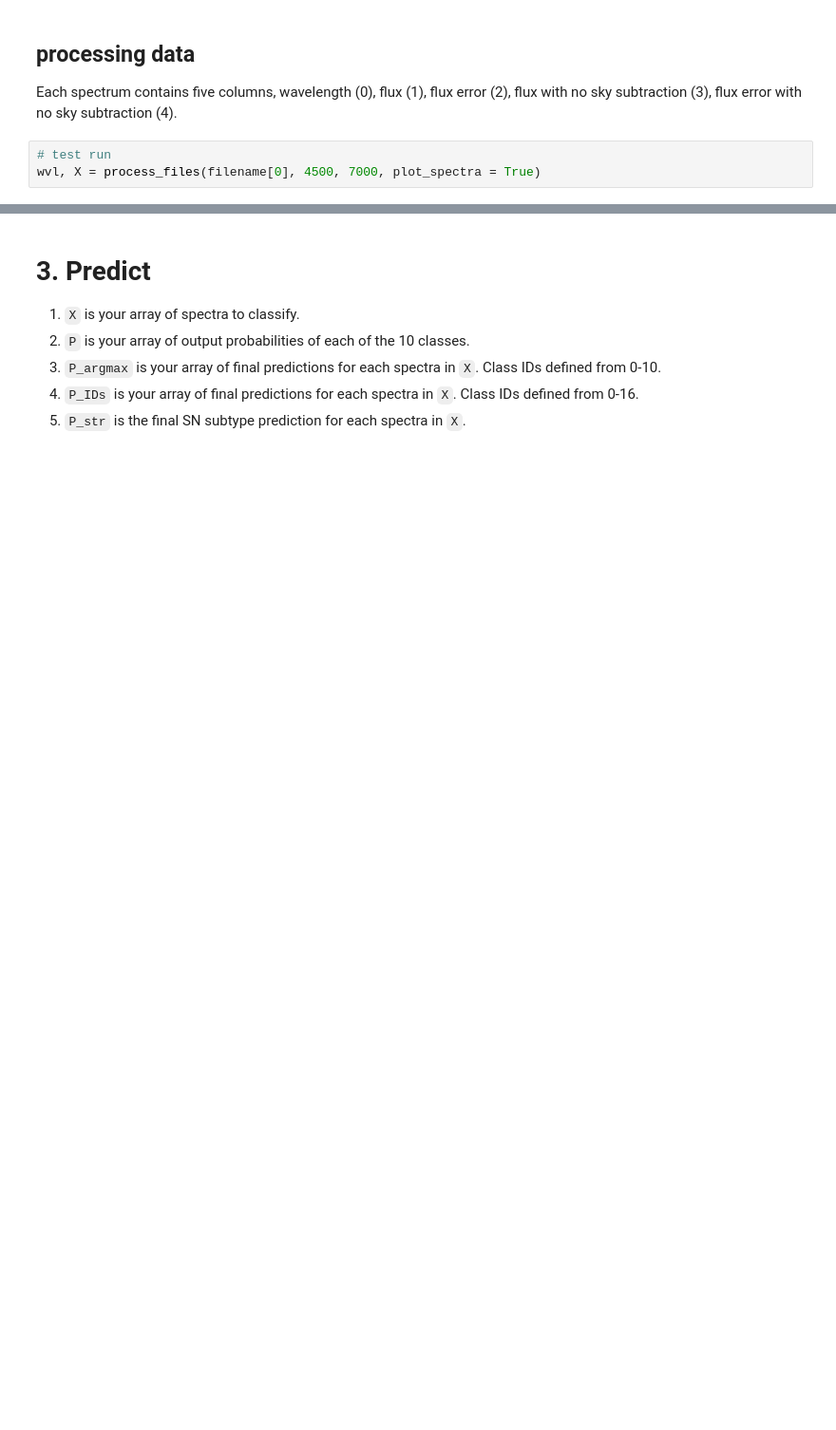
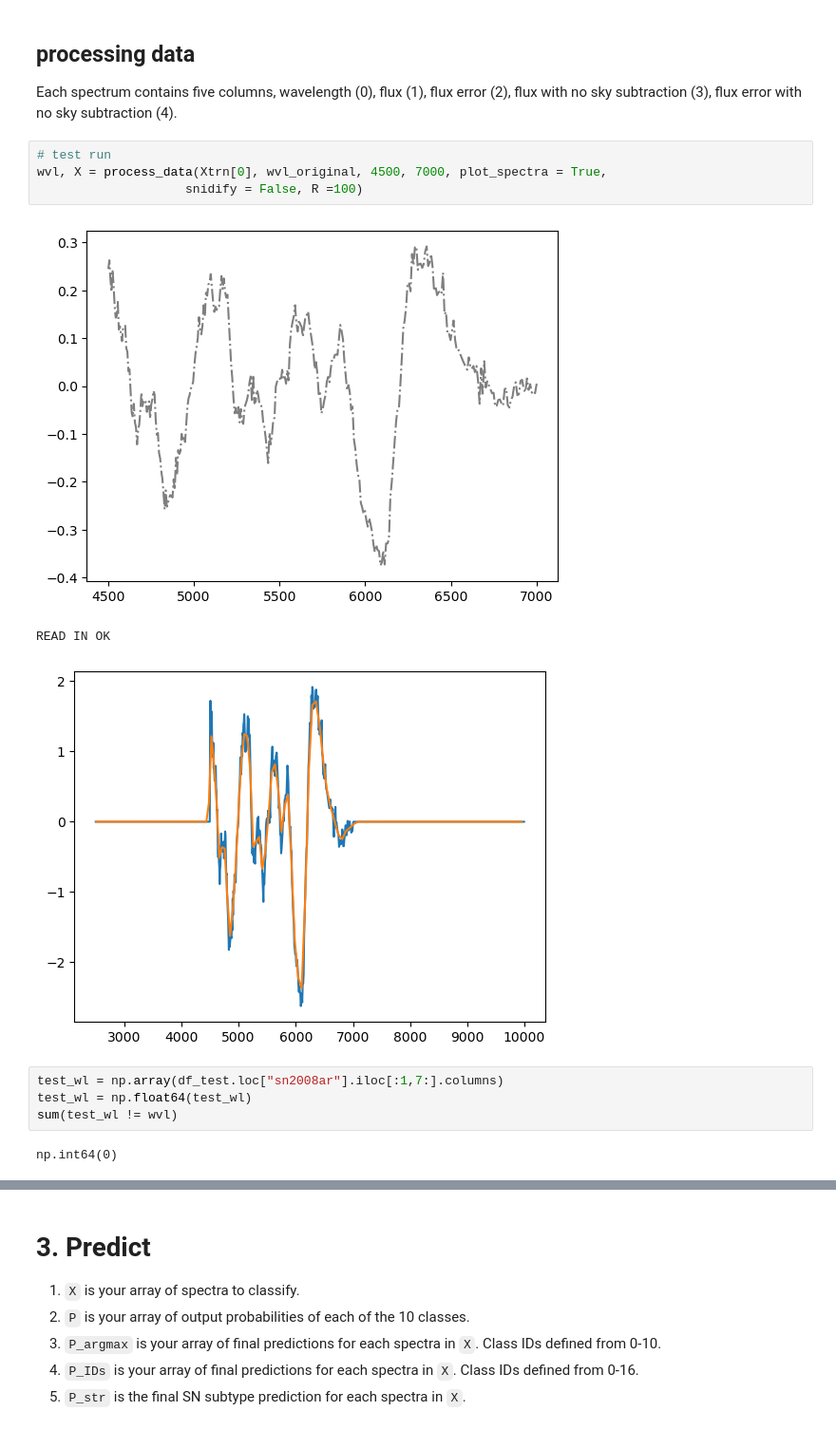
Before and after one commit to Ajb2307/Milligan_ABC-SN, a Jupyter notebook: preprocess_abcsn_test.ipynb, the cells around one changed output, grey strips where cells are left out. Shown at 95% size. Cells and saved outputs as stored; diff of their text form; blank space fills up the shorter version.

```diff
--- a/preprocess_abcsn_test.ipynb
+++ b/preprocess_abcsn_test.ipynb
@@ -94,4 +110,15 @@ df_metadata.hist()
 Each spectrum contains five columns, wavelength (0), flux (1), flux error (2), flux with no sky subtraction (3), flux error with no sky subtraction (4).
 # %%
 # test run
-wvl, X = process_files(filename[0], 4500, 7000, plot_spectra = True)
+wvl, X = process_data(Xtrn[0], wvl_original, 4500, 7000, plot_spectra = True,
+                    snidify = False, R =100)
+# %% [output]
+[figure, added]
+READ IN OK
+[figure, added]
+# %%
+test_wl = np.array(df_test.loc["sn2008ar"].iloc[:1,7:].columns)
+test_wl = np.float64(test_wl)
+sum(test_wl != wvl)
+# %% [output]
+np.int64(0)
```
Also changed, not shown: parts of 37 cells of this notebook, 5 other files.
